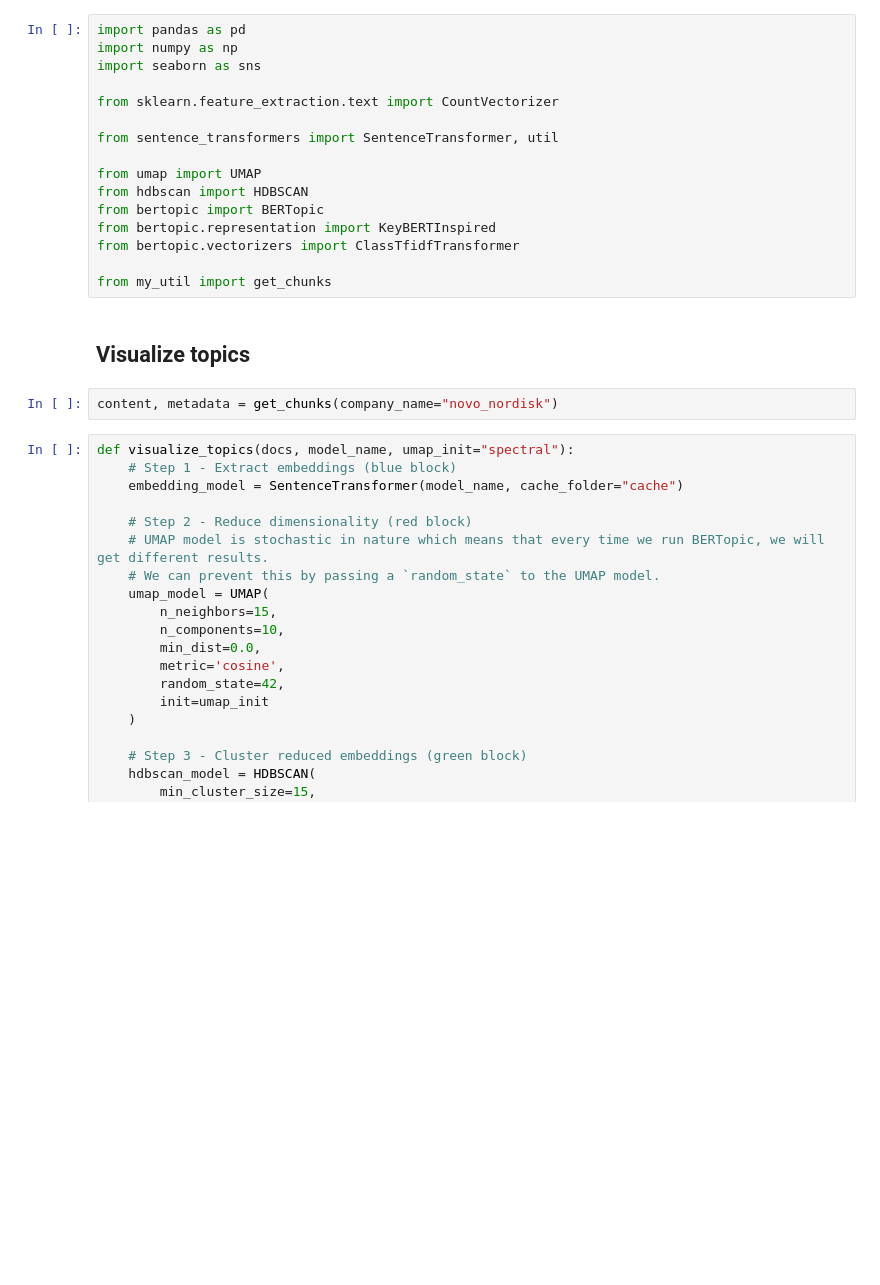
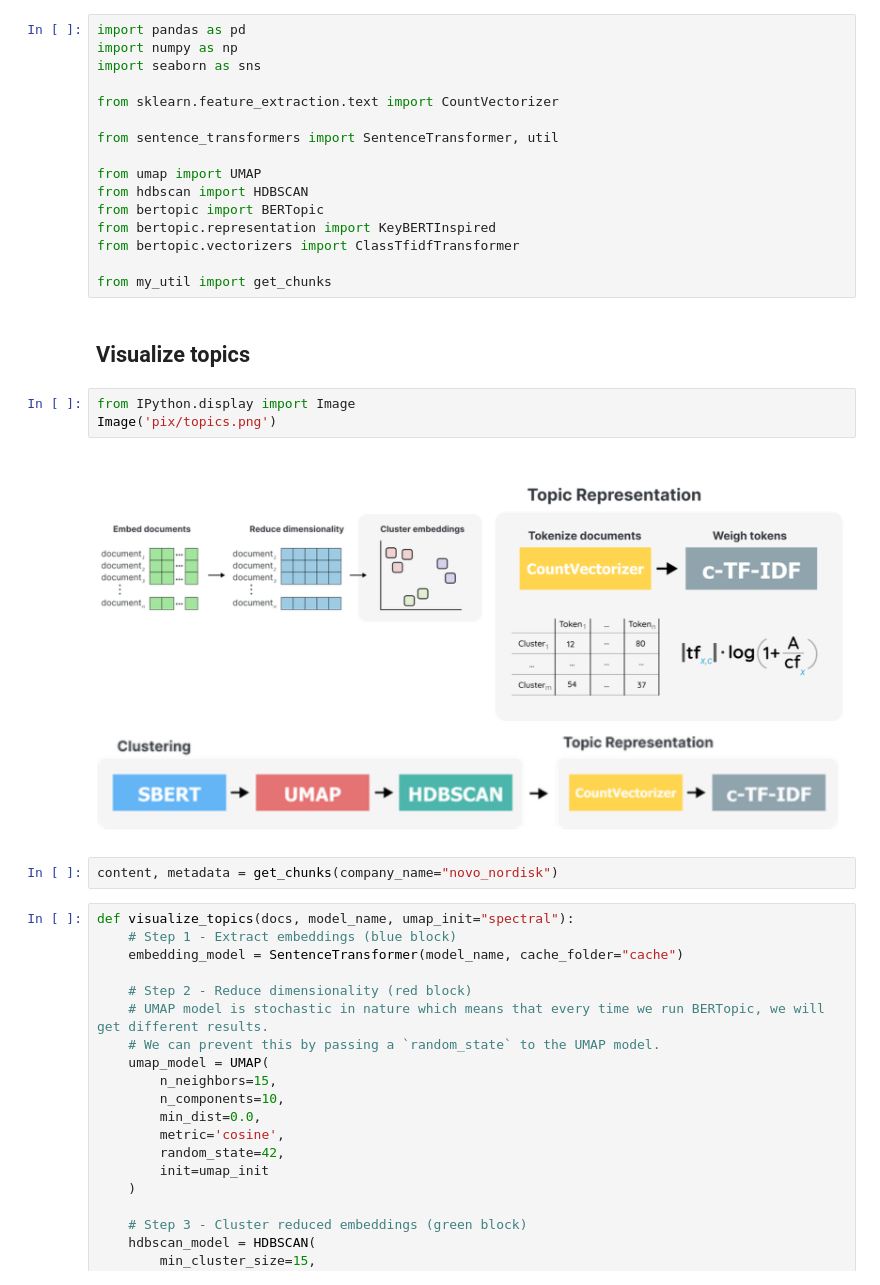
Before and after one commit to tintinrevient/rag-redis-demo, a Jupyter notebook: notebooks/topics_visual.ipynb, the cells around one changed output. Cells and saved outputs as stored; diff of their text form; blank space fills up the shorter version.

```diff
--- a/notebooks/topics_visual.ipynb
+++ b/notebooks/topics_visual.ipynb
@@ -16,6 +16,11 @@ from bertopic.vectorizers import ClassTfidfTransformer
 from my_util import get_chunks
 # %% [markdown]
 ## Visualize topics
+# %%
+from IPython.display import Image
+Image('pix/topics.png')
+# %% [output]
+[figure, added]
 # %%
 content, metadata = get_chunks(company_name="novo_nordisk")
 # %%
```
Also changed, not shown: parts of 7 cells of this notebook, 18 other files.
